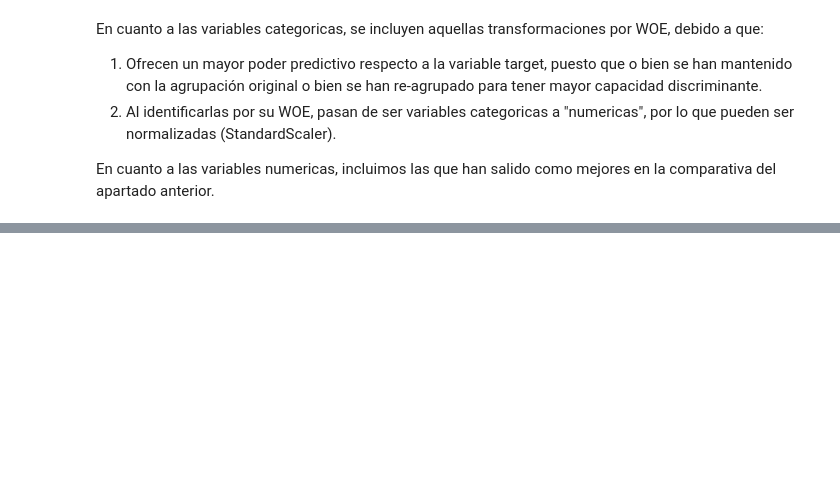
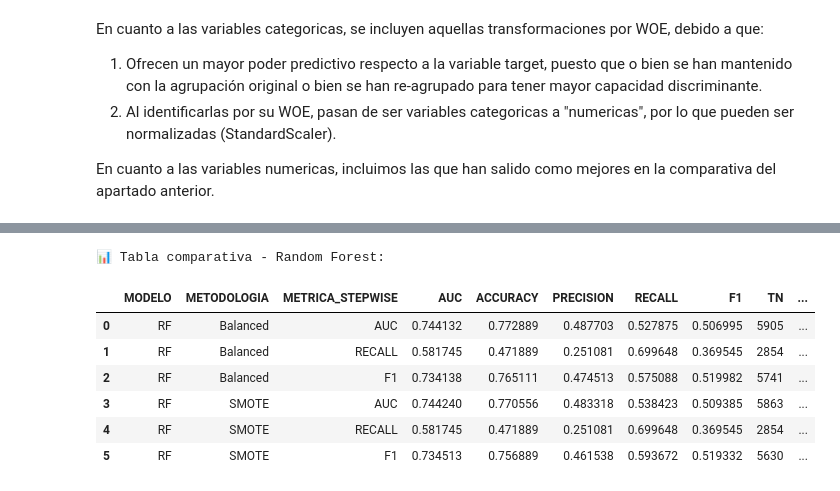
Before and after one commit to Sergi-06/Calibracion_Feedback1, a Jupyter notebook: Feedback1.ipynb, the cells around one changed output, grey strips where cells are left out. Drawn from its saved outputs; the diff is of its cells as text; code cells hidden in the pictures; blank space fills up the shorter version.

```diff
--- a/Feedback1.ipynb
+++ b/Feedback1.ipynb
@@ -822,6 +1184,6 @@ En cuanto a las variables categoricas, se incluyen aquellas transformaciones por
 
 En cuanto a las variables numericas, incluimos las que han salido como mejores en la comparativa del apartado anterior.
 # %%
-features = [["SEX_WOE", "EDUCATION_aj_WOE", "MARRIAGE_aj_WOE", "PAY_0_aj_WOE", "PAY_2_aj_WOE", "PAY_3_aj_WOE", "PAY_4_aj_WOE", "PAY_5_aj_WOE", "PAY_6_aj_WOE"] +
-            ["AGE_WOE", "LIMIT_BAL_WOE","RATIO_PAY_BILL_ACUM1_WOE", "RATIO_PAY_BILL_ACUM2_WOE", "RATIO_PAY_BILL_ACUM3_WOE","RATIO_PAY_BILL_ACUM4_WOE",
-             "RATIO_PAY_BILL_ACUM5_WOE", "RATIO_PAY_BILL_ACUM6_WOE"]]
+features = ["SEX_WOE", "EDUCATION_aj_WOE", "MARRIAGE_aj_WOE", "PAY_0_aj_WOE", "PAY_2_aj_WOE", "PAY_3_aj_WOE", "PAY_4_aj_WOE", "PAY_5_aj_WOE", "PAY_6_aj_WOE",
+            "AGE_WOE", "LIMIT_BAL_WOE","RATIO_PAY_BILL_ACUM1_WOE", "RATIO_PAY_BILL_ACUM2_WOE", "RATIO_PAY_BILL_ACUM3_WOE","RATIO_PAY_BILL_ACUM4_WOE",
+             "RATIO_PAY_BILL_ACUM5_WOE", "RATIO_PAY_BILL_ACUM6_WOE"]
@@ -914,0 +1192,12 @@ AUC-ROC: 0.7056
+# %%
+target = 'default payment next month'
+
+# Balanced
+fila_rf_auc = stepwise_rf_selection(df_base, features, target, metric='auc', use_smote=False)
+fila_rf_recall = stepwise_rf_selection(df_base, features, target, metric='recall', use_smote=False)
+fila_rf_f1 = stepwise_rf_selection(df_base, features, target, metric='f1', use_smote=False)
+
+# SMOTE
+fila_rf_auc_smote = stepwise_rf_selection(df_base, features, target, metric='auc', use_smote=True)
+fila_rf_recall_smote = stepwise_rf_selection(df_base, features, target, metric='recall', use_smote=True)
+fila_rf_f1_smote = stepwise_rf_selection(df_base, features, target, metric='f1', use_smote=True)
@@ -914,0 +1222,19 @@ AUC-ROC: 0.7056
+# %%
+# Combinar y mostrar
+resumen_total_rf = [
+    fila_rf_auc, fila_rf_recall, fila_rf_f1,
+    fila_rf_auc_smote, fila_rf_recall_smote, fila_rf_f1_smote
+]
+
+resumen_df_rf = pd.DataFrame(resumen_total_rf)
+print("\n📊 Tabla comparativa - Random Forest:")
+resumen_df_rf
+# %% [output]
+📊 Tabla comparativa - Random Forest:
+|  | MODELO | METODOLOGIA | METRICA_STEPWISE | AUC | ACCURACY | PRECISION | RECALL | F1 | TN | ... |
+| 0 | RF | Balanced | AUC | 0.744132 | 0.772889 | 0.487703 | 0.527875 | 0.506995 | 5905 | ... |
+| 1 | RF | Balanced | RECALL | 0.581745 | 0.471889 | 0.251081 | 0.699648 | 0.369545 | 2854 | ... |
+| 2 | RF | Balanced | F1 | 0.734138 | 0.765111 | 0.474513 | 0.575088 | 0.519982 | 5741 | ... |
+| 3 | RF | SMOTE | AUC | 0.744240 | 0.770556 | 0.483318 | 0.538423 | 0.509385 | 5863 | ... |
+| 4 | RF | SMOTE | RECALL | 0.581745 | 0.471889 | 0.251081 | 0.699648 | 0.369545 | 2854 | ... |
+| 5 | RF | SMOTE | F1 | 0.734513 | 0.756889 | 0.461538 | 0.593672 | 0.519332 | 5630 | ... |
```
Also changed, not shown: parts of 20 cells of this notebook.
